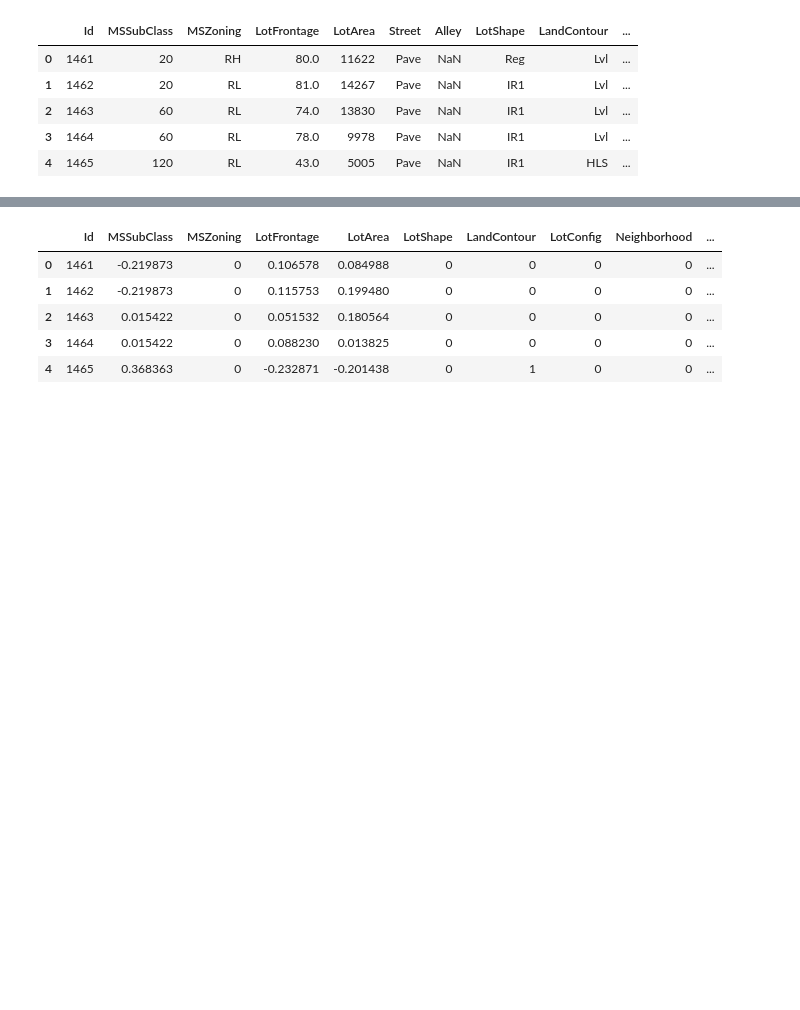
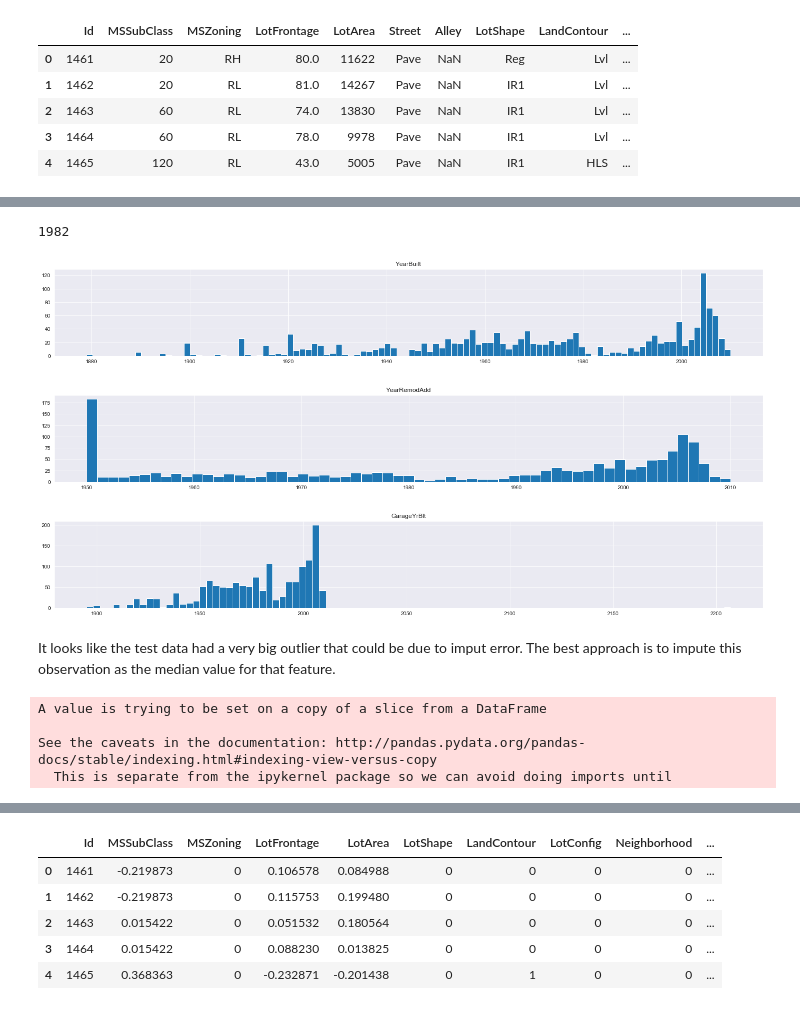
Before and after one commit to ProgrammingBishop/python, a Jupyter notebook: competitions/housing_prices.ipynb, the cells around one changed output, grey strips where cells are left out. Saved outputs shown, nothing was run; the diff lists cells and outputs as text; code cells hidden in the pictures; blank space fills up the shorter version.

```diff
--- a/competitions/housing_prices.ipynb
+++ b/competitions/housing_prices.ipynb
@@ -556,4 +593,7 @@ test_X.describe()
 | 75% | 2554.500000 | 70.000000 | 80.000000 | 11517.500000 | 7.000000 | 6.000000 | 2001.000000 | 2004.000000 | ... |
 | max | 2919.000000 | 190.000000 | 200.000000 | 56600.000000 | 10.000000 | 9.000000 | 2010.000000 | 2010.000000 | ... |
 # %%
-test_X.drop( drop_missing_features( test_X ), axis = 1, inplace = True )
+test_X.drop( drop_missing_features( test_X, 0.45 ), axis = 1, inplace = True )
+# %%
+categorical_indices = get_categorical_indices( test_X )
+test_X.drop( drop_majority_class_columns( test_X, categorical_indices, 0.9 ), axis = 1, inplace = True )
@@ -559,0 +603,8 @@ test_X.drop( drop_missing_features( test_X ), axis = 1, inplace = True )
+# %%
+sorted_years       = test_X[ 'GarageYrBlt' ].sort_values()
+garage_median_year = int( round( statistics.median( sorted_years ) ) )
+
+test_X[ 'GarageYrBlt' ].fillna( garage_median_year, inplace = True )
+garage_median_year
+# %% [output]
+1982
@@ -559,0 +619,17 @@ test_X.drop( drop_missing_features( test_X ), axis = 1, inplace = True )
+# %%
+visualize_year_feature_dist( test_X, year_columns )
+# %% [output]
+[figure, added]
+[figure, added]
+[figure, added]
+# %% [markdown]
+It looks like the test data had a very big outlier that could be due to imput error. The best approach is to impute this observation as the median value for that feature.
+# %%
+outlier_observation = test_X.index[ test_X[ 'GarageYrBlt' ] == max( test_X[ 'GarageYrBlt' ] ) ].tolist()
+
+test_X[ 'GarageYrBlt' ][ outlier_observation ] =  garage_median_year
+# %% [output]
+A value is trying to be set on a copy of a slice from a DataFrame
+
+See the caveats in the documentation: http://pandas.pydata.org/pandas-docs/stable/indexing.html#indexing-view-versus-copy
+  This is separate from the ipykernel package so we can avoid doing imports until
```
Also changed, not shown: parts of 57 cells of this notebook.
